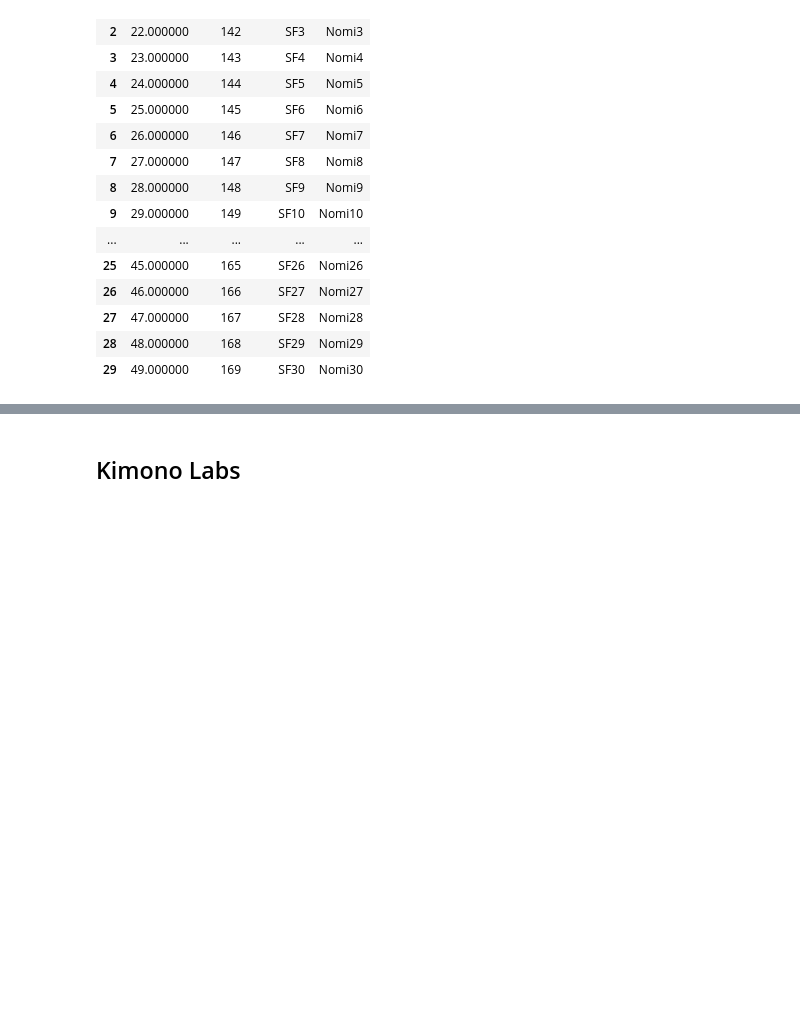
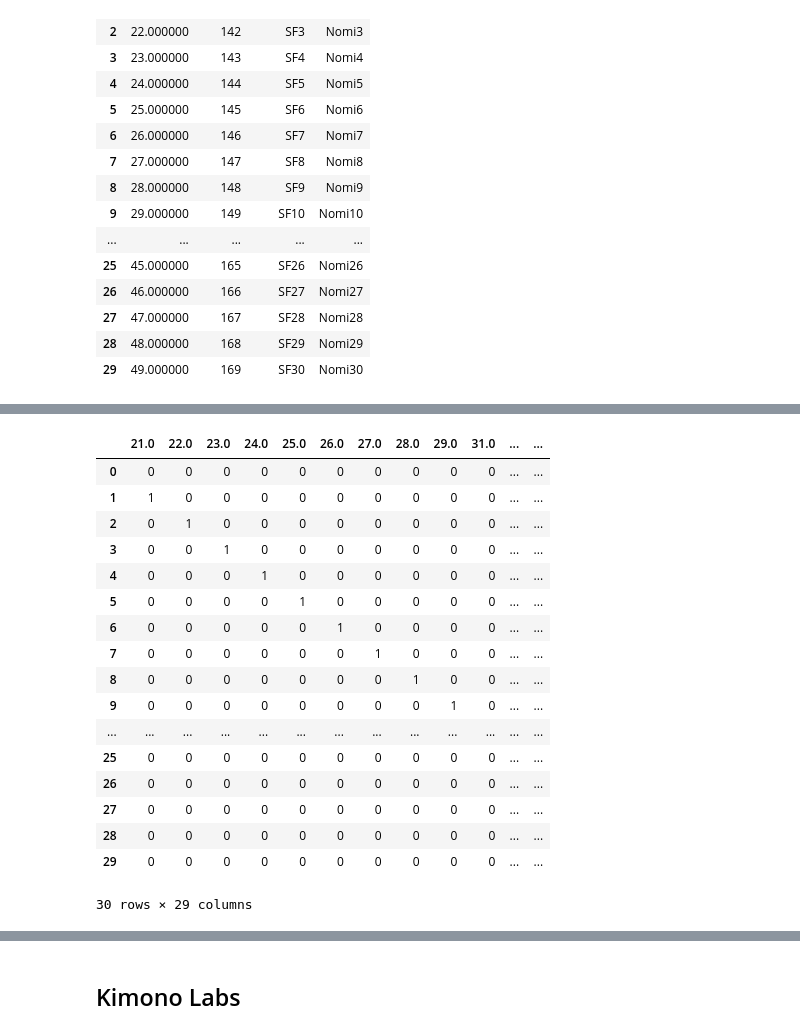
Before and after one commit to nomeaish/DAT_SF_18, a Jupyter notebook: labs/lab_04/lab_04.ipynb, the cells around one changed output, grey strips where cells are left out. Drawn from its saved outputs; the diff is of its cells as text; code cells hidden in the pictures; blank space fills up the shorter version.

```diff
--- a/labs/lab_04/lab_04.ipynb
+++ b/labs/lab_04/lab_04.ipynb
@@ -358,0 +456,21 @@ mysample_df
+# %%
+pd.get_dummies(mysample_df.Age)
+# %% [output]
+|  | 21.0 | 22.0 | 23.0 | 24.0 | 25.0 | 26.0 | 27.0 | 28.0 | 29.0 | 31.0 | ... | ... |
+| 0 | 0 | 0 | 0 | 0 | 0 | 0 | 0 | 0 | 0 | 0 | ... | ... |
+| 1 | 1 | 0 | 0 | 0 | 0 | 0 | 0 | 0 | 0 | 0 | ... | ... |
+| 2 | 0 | 1 | 0 | 0 | 0 | 0 | 0 | 0 | 0 | 0 | ... | ... |
+| 3 | 0 | 0 | 1 | 0 | 0 | 0 | 0 | 0 | 0 | 0 | ... | ... |
+| 4 | 0 | 0 | 0 | 1 | 0 | 0 | 0 | 0 | 0 | 0 | ... | ... |
+| 5 | 0 | 0 | 0 | 0 | 1 | 0 | 0 | 0 | 0 | 0 | ... | ... |
+| 6 | 0 | 0 | 0 | 0 | 0 | 1 | 0 | 0 | 0 | 0 | ... | ... |
+| 7 | 0 | 0 | 0 | 0 | 0 | 0 | 1 | 0 | 0 | 0 | ... | ... |
+| 8 | 0 | 0 | 0 | 0 | 0 | 0 | 0 | 1 | 0 | 0 | ... | ... |
+| 9 | 0 | 0 | 0 | 0 | 0 | 0 | 0 | 0 | 1 | 0 | ... | ... |
+| ... | ... | ... | ... | ... | ... | ... | ... | ... | ... | ... | ... | ... |
+| 25 | 0 | 0 | 0 | 0 | 0 | 0 | 0 | 0 | 0 | 0 | ... | ... |
+| 26 | 0 | 0 | 0 | 0 | 0 | 0 | 0 | 0 | 0 | 0 | ... | ... |
+| 27 | 0 | 0 | 0 | 0 | 0 | 0 | 0 | 0 | 0 | 0 | ... | ... |
+| 28 | 0 | 0 | 0 | 0 | 0 | 0 | 0 | 0 | 0 | 0 | ... | ... |
+| 29 | 0 | 0 | 0 | 0 | 0 | 0 | 0 | 0 | 0 | 0 | ... | ... |
+30 rows × 29 columns
```
Also changed, not shown: parts of 17 cells of this notebook.
